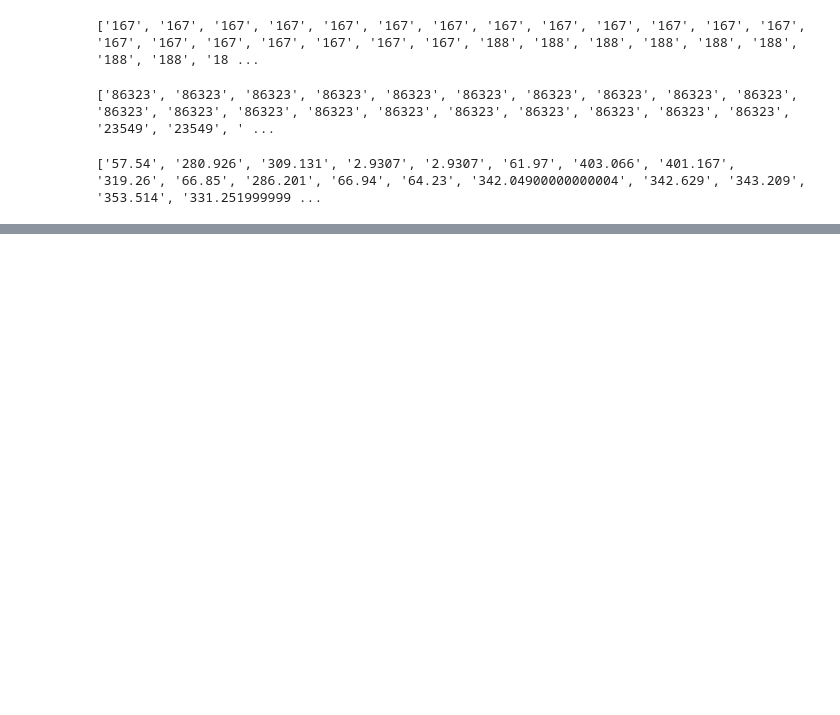
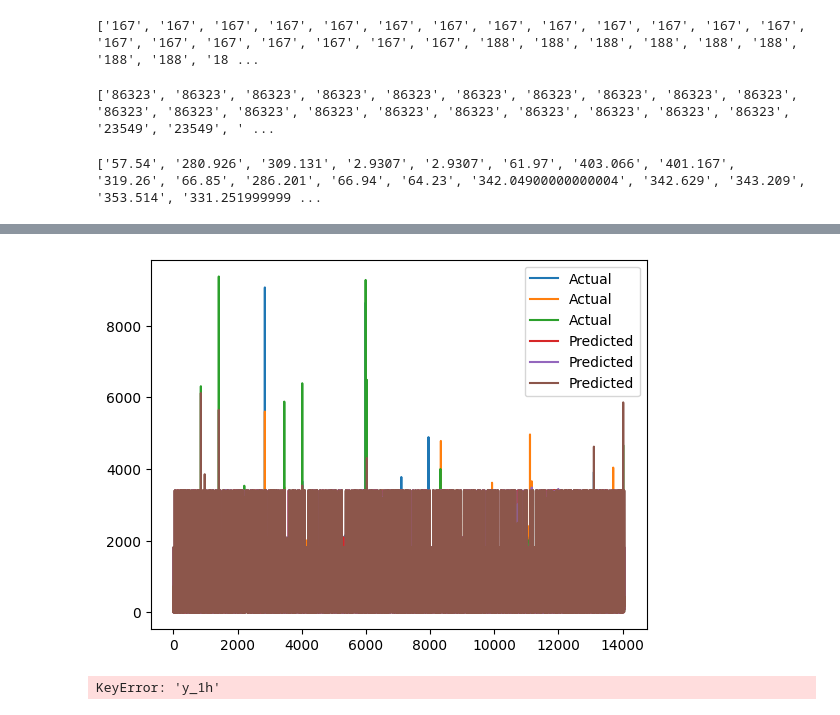
Before and after one commit to leepaul10/data_center_energy_prediction, a Jupyter notebook: notebooks/modeltraining.ipynb, the cells around one changed output, grey strips where cells are left out. Saved outputs shown, nothing was run; the diff lists cells and outputs as text; code cells hidden in the pictures; blank space fills up the shorter version.

```diff
--- a/notebooks/modeltraining.ipynb
+++ b/notebooks/modeltraining.ipynb
@@ -386,0 +434,7 @@ print(data["meter_reading"].astype(str).to_list())
+# %%
+plt.plot(y_test.values,label='Actual')
+plt.plot(ypred,label='Predicted')
+plt.legend()
+plt.show()
+# %% [output]
+[figure, added]
@@ -386,0 +449,20 @@ print(data["meter_reading"].astype(str).to_list())
+# %%
+# Training metrics
+mae_train_1h   = mean_absolute_error(y_train.iloc[:, 0], y_pred_train[:, 0])
+mae_train_24h  = mean_absolute_error(y_train.iloc[:, 1], y_pred_train[:, 1])
+mae_train_48h  = mean_absolute_error(y_train.iloc[:, 2], y_pred_train[:, 2])
+
+r2_train_1h   = r2_score(y_train.iloc[:, 0], y_pred_train[:, 0])
+r2_train_24h  = r2_score(y_train.iloc[:, 1], y_pred_train[:, 1])
+r2_train_48h  = r2_score(y_train.iloc[:, 2], y_pred_train[:, 2])
+
+# Test metrics
+mae_test_1h   = mean_absolute_error(y_test.iloc[:, 0], y_pred_test[:, 0])
+mae_test_24h  = mean_absolute_error(y_test.iloc[:, 1], y_pred_test[:, 1])
+mae_test_48h  = mean_absolute_error(y_test.iloc[:, 2], y_pred_test[:, 2])
+
+r2_test_1h   = r2_score(y_test.iloc[:, 0], y_pred_test[:, 0])
+r2_test_24h  = r2_score(y_test.iloc[:, 1], y_pred_test[:, 1])
+r2_test_48h  = r2_score(y_test.iloc[:, 2], y_pred_test[:, 2])
+# %% [output]
+KeyError: 'y_1h'
```
Also changed, not shown: parts of 7 cells of this notebook, 1 other file.
